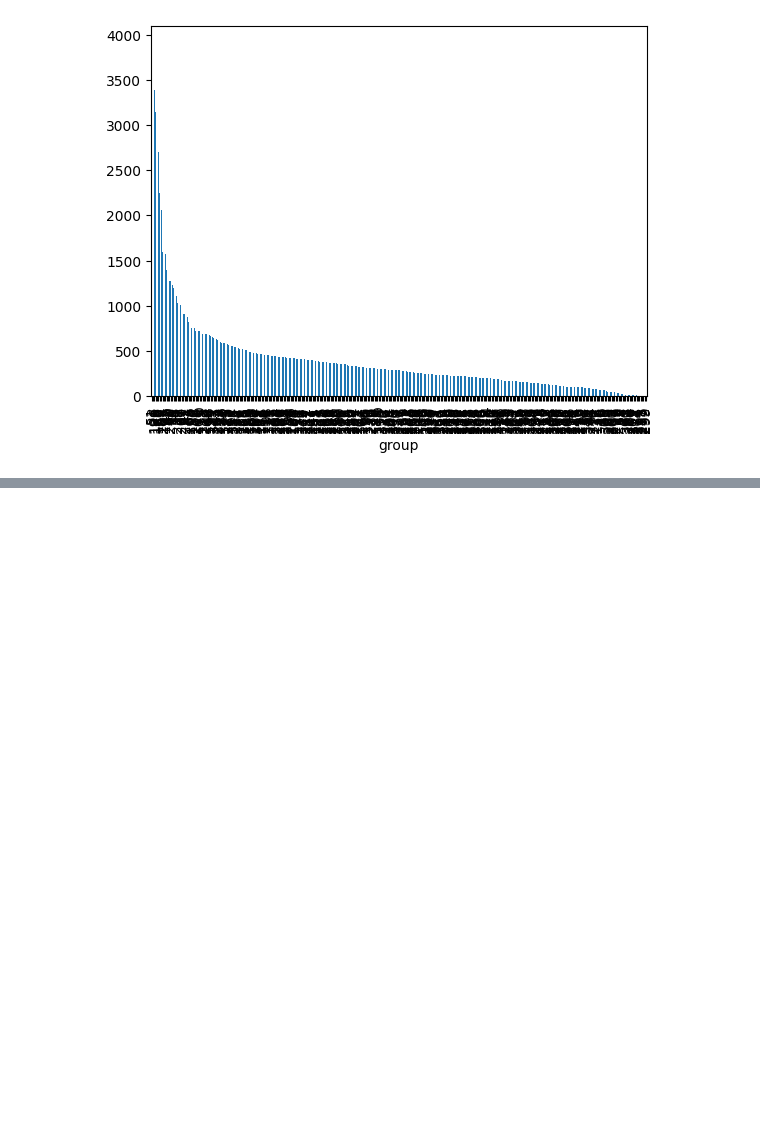
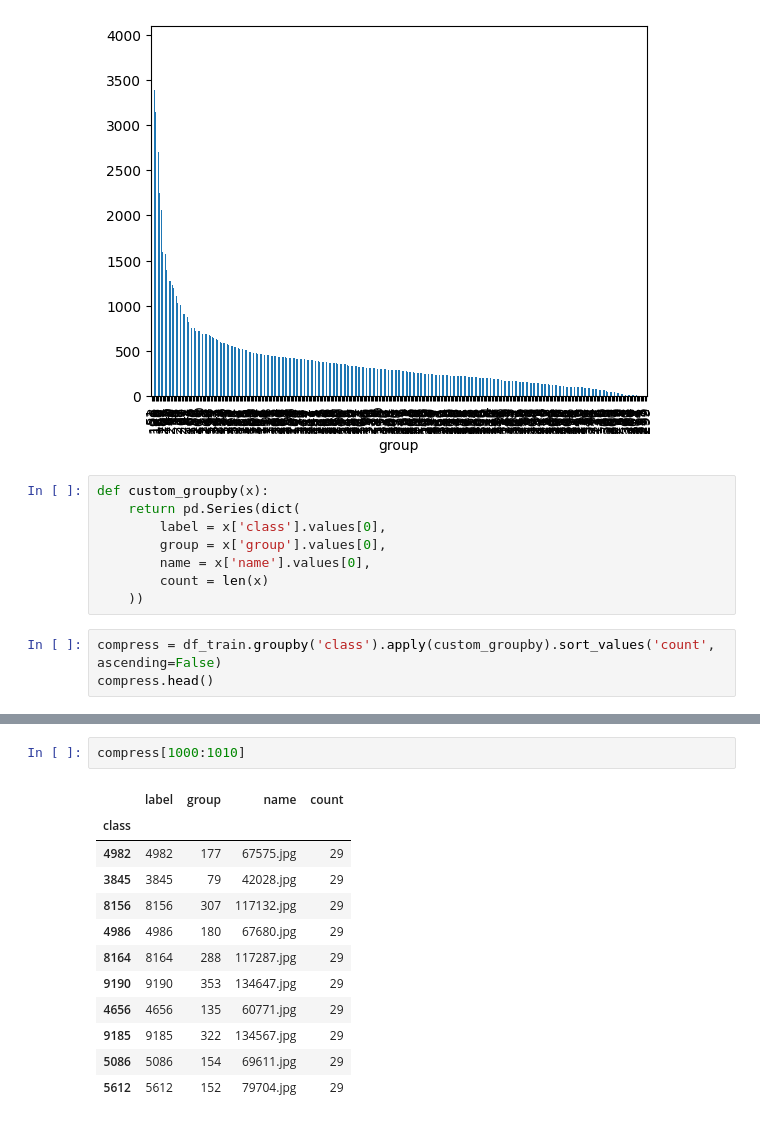
Before and after one commit to hung20gg/lvm-img-class, a Jupyter notebook: EDA.ipynb, the cells around one changed output, grey strips where cells are left out. Cells and saved outputs as stored; diff of their text form; blank space fills up the shorter version.

```diff
--- a/EDA.ipynb
+++ b/EDA.ipynb
@@ -42,3 +91,14 @@ df_train['group'].value_counts().plot(kind='bar')
 # %% [output]
 <Axes: xlabel='group'>
 [figure]
+# %%
+def custom_groupby(x):
+    return pd.Series(dict(
+        label = x['class'].values[0],
+        group = x['group'].values[0],
+        name = x['name'].values[0],
+        count = len(x)
+    ))
+# %%
+compress = df_train.groupby('class').apply(custom_groupby).sort_values('count', ascending=False)
+compress.head()
@@ -44,0 +113,15 @@ df_train['group'].value_counts().plot(kind='bar')
+# %%
+compress[1000:1010]
+# %% [output]
+|  | label | group | name | count |
+| class |  |  |  |  |
+| 4982 | 4982 | 177 | 67575.jpg | 29 |
+| 3845 | 3845 | 79 | 42028.jpg | 29 |
+| 8156 | 8156 | 307 | 117132.jpg | 29 |
+| 4986 | 4986 | 180 | 67680.jpg | 29 |
+| 8164 | 8164 | 288 | 117287.jpg | 29 |
+| 9190 | 9190 | 353 | 134647.jpg | 29 |
+| 4656 | 4656 | 135 | 60771.jpg | 29 |
+| 9185 | 9185 | 322 | 134567.jpg | 29 |
+| 5086 | 5086 | 154 | 69611.jpg | 29 |
+| 5612 | 5612 | 152 | 79704.jpg | 29 |
```
Also changed, not shown: parts of 19 cells of this notebook, 5 other files.
